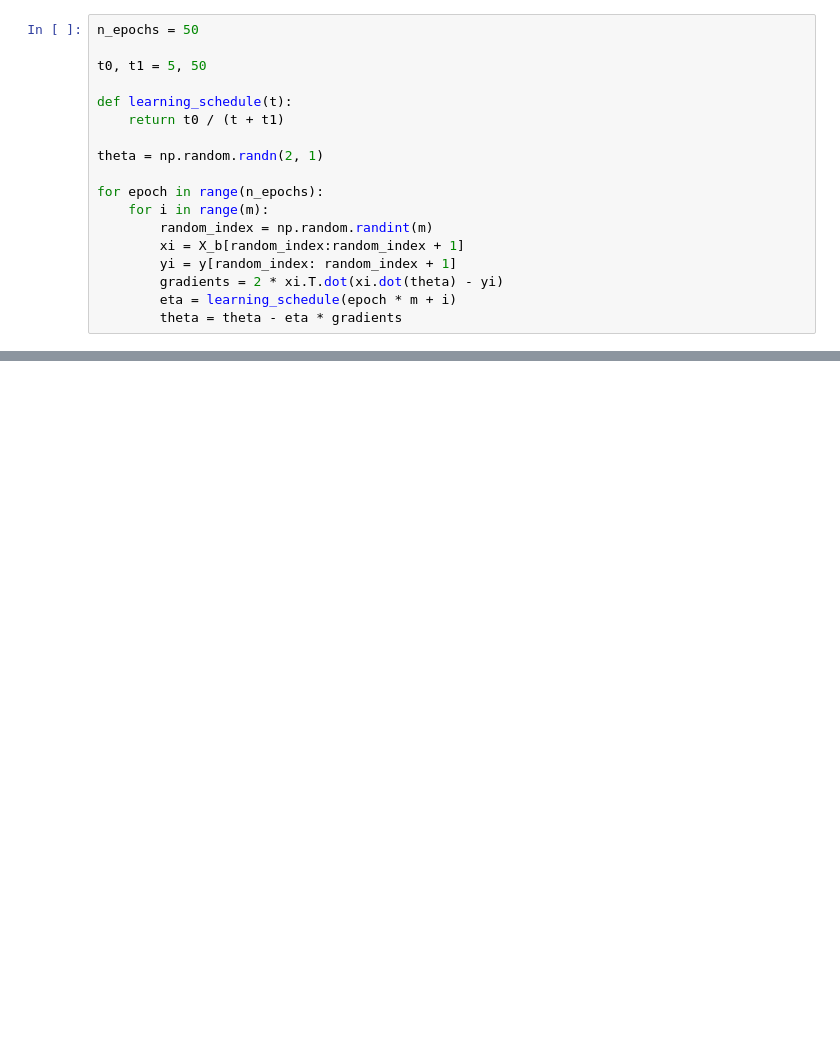
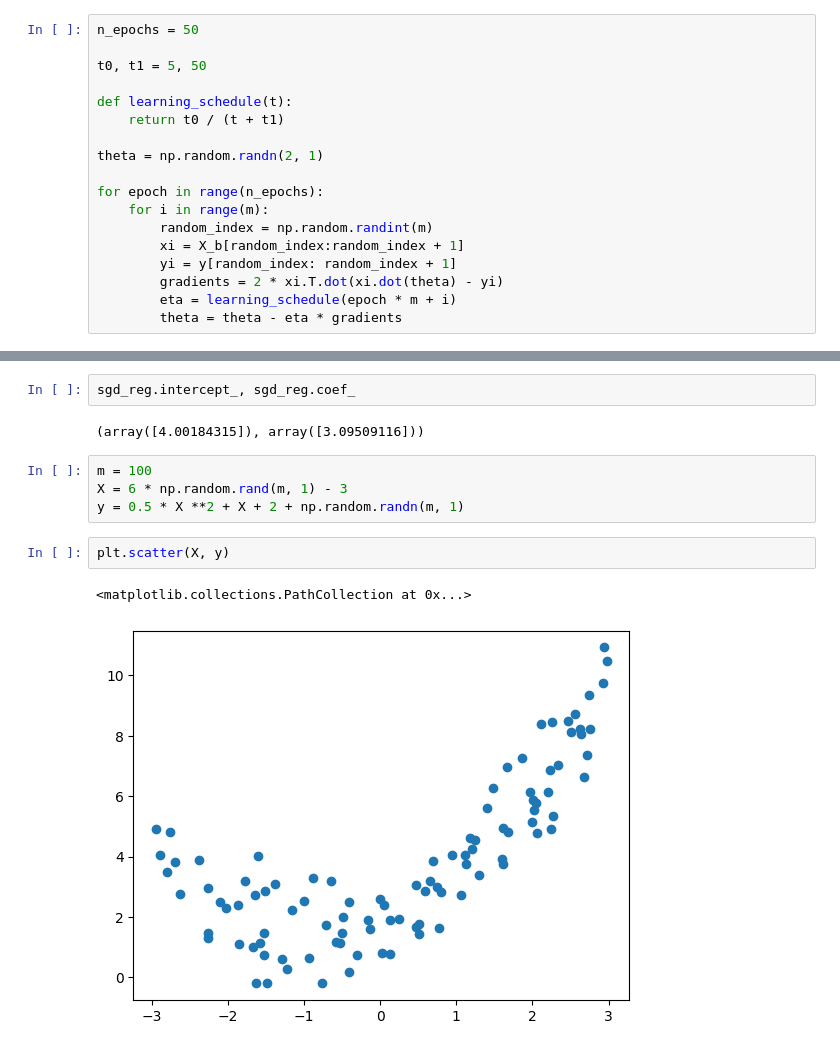
Before and after one commit to zqTheDesigner/reading_hands-on-machine-learning-with-scikit-learn-keras-tensorflow, a Jupyter notebook: CH-4 Training Models.ipynb, the cells around one changed output, grey strips where cells are left out. Drawn from its saved outputs; the diff is of its cells as text; blank space fills up the shorter version.

```diff
--- a/CH-4 Training Models.ipynb
+++ b/CH-4 Training Models.ipynb
@@ -104,0 +112,13 @@ array([[4.02264102],
+# %%
+sgd_reg.intercept_, sgd_reg.coef_
+# %% [output]
+(array([4.00184315]), array([3.09509116]))
+# %%
+m = 100
+X = 6 * np.random.rand(m, 1) - 3
+y = 0.5 * X **2 + X + 2 + np.random.randn(m, 1)
+# %%
+plt.scatter(X, y)
+# %% [output]
+<matplotlib.collections.PathCollection at 0x...>
+[figure, added]
```
Also changed, not shown: parts of 17 cells of this notebook.
